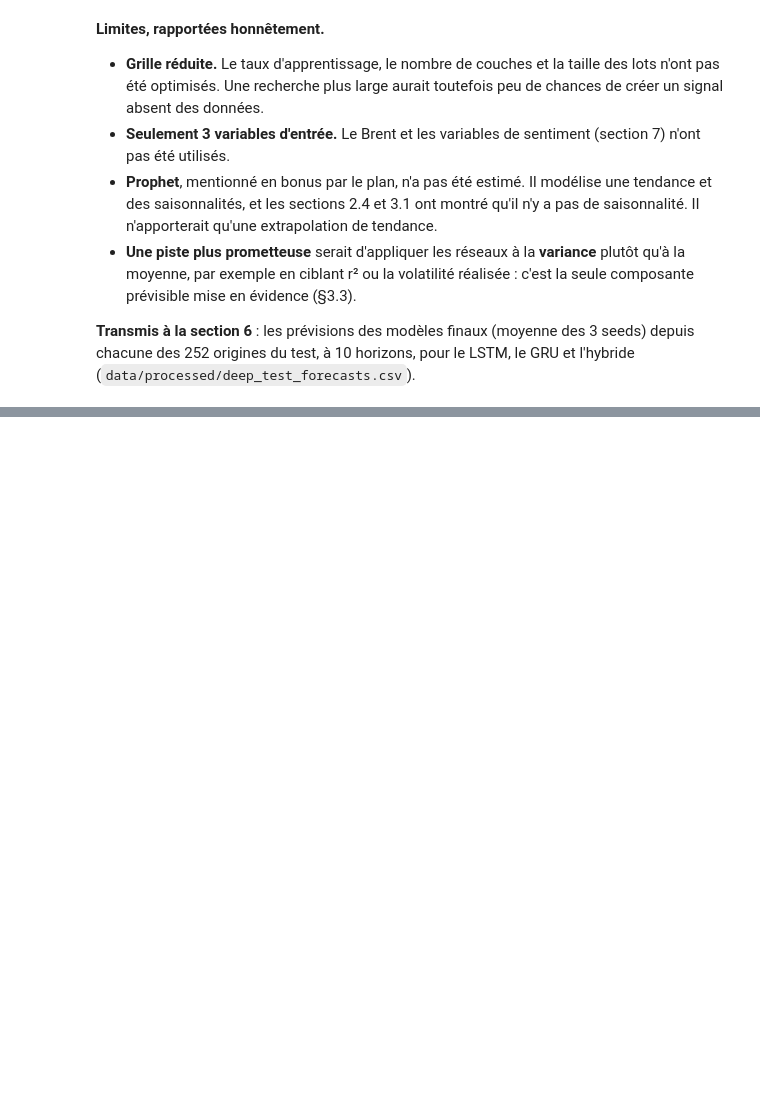
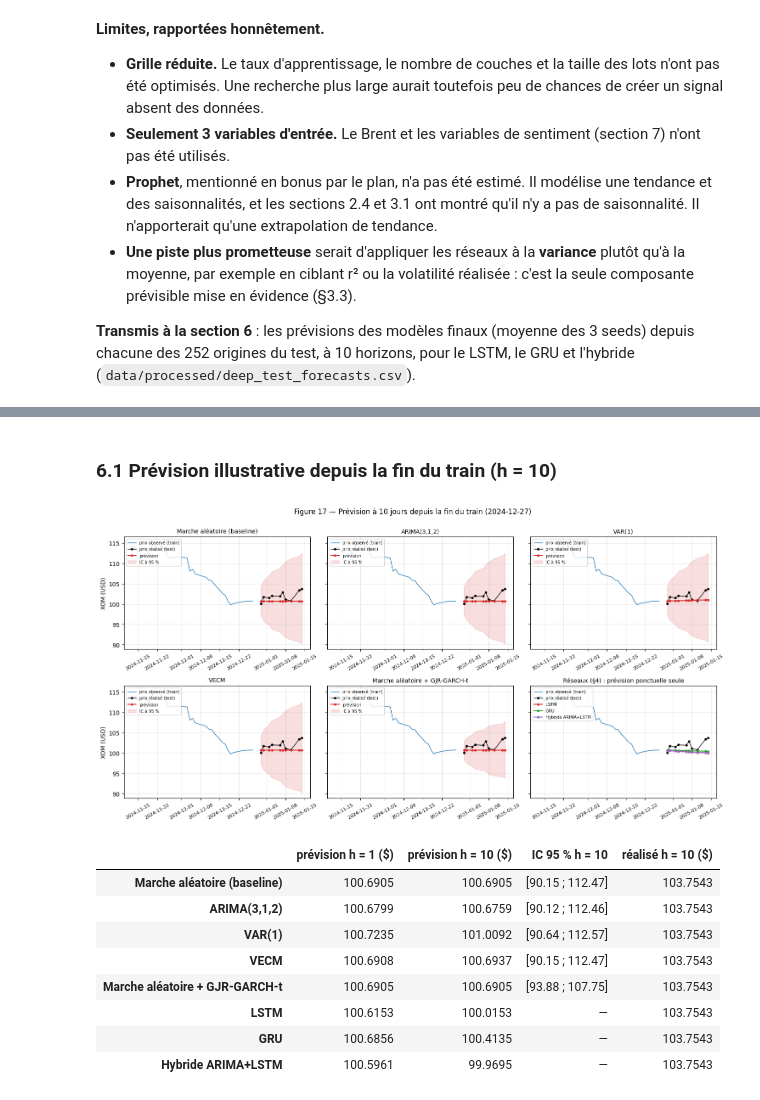
Before and after one commit to aziz28-dev/ts-project, a Jupyter notebook: notebooks/main_python.ipynb, the cells around one changed output, grey strips where cells are left out. Cells and saved outputs as stored; diff of their text form; code cells hidden in the pictures; blank space fills up the shorter version.

```diff
--- a/notebooks/main_python.ipynb
+++ b/notebooks/main_python.ipynb
@@ -2632,0 +2654,16 @@ summary.round(4)
+# %%
+from src import evaluation as EV
+
+orig = EV.origins(panel, train.index[-1])
+print(f"{len(orig)} origines : {panel.index[orig[0]].date()} → {panel.index[orig[-1]].date()}, "
+      f"{len(EV.blocks(orig))} ré-estimations des modèles classiques (tous les {EV.REFIT} jours)")
+
+# Prévisions multi-origines : modèles classiques ré-estimés, réseaux lus depuis la section 4.
+FC = [EV.rw(panel, orig), EV.arima(panel, orig), EV.var(panel, orig), EV.vecm(panel, orig), EV.rw_garch(panel, orig)]
+deep_fc = pd.read_csv(ROOT / "data/processed/deep_test_forecasts.csv", parse_dates=["origine"])
+FC += EV.from_return_forecasts(panel, orig, deep_fc)
+BASE = FC[0]["name"]
+E = EV.errors(panel, orig, FC)
+
+pd.DataFrame([{"modèle": f["name"], "estimations": f["n_fit"] or "1 (train)", "durée des prévisions (s)": f["seconds"],
+               "intervalle à 95 %": "oui" if f["lo"] is not None else "non", "remarque": f["note"]} for f in FC]).set_index("modèle").round(1)
@@ -2632,0 +2682,46 @@ summary.round(4)
+# %% [markdown]
+### 6.1 Prévision illustrative depuis la fin du train (h = 10)
+# %%
+P = panel["XOM_price"]
+o0 = orig[0]
+past = slice(o0 - 30, o0 + 1)
+fut = panel.index[o0 + 1:o0 + 11]
+fig, axes = plt.subplots(2, 3, figsize=(15, 7.5), sharey=True)
+for ax, f in zip(axes.ravel(), FC[:5] + [None]):
+    ax.plot(panel.index[past], P.iloc[past], color="tab:blue", lw=1, label="prix observé (train)")
+    ax.plot(fut, P.iloc[o0 + 1:o0 + 11], color="black", marker=".", lw=1, label="prix réalisé (test)")
+    if f is None:
+        for g, col in zip(FC[5:], ["tab:red", "tab:green", "tab:purple"]):
+            ax.plot(fut, EV.price_forecast(panel, orig, g)[0], color=col, marker="o", ms=3, label=g["name"])
+        ax.set_title("Réseaux (§4) : prévision ponctuelle seule", fontsize=10)
+    else:
+        ax.plot(fut, EV.price_forecast(panel, orig, f)[0], color="tab:red", marker="o", ms=3, label="prévision")
+        ax.fill_between(fut, EV.price_forecast(panel, orig, f, "lo")[0], EV.price_forecast(panel, orig, f, "hi")[0],
+                        color="tab:red", alpha=0.15, label="IC à 95 %")
+        ax.set_title(f["name"], fontsize=10)
+    ax.grid(alpha=0.3)
+    ax.legend(fontsize=7, loc="upper left")
+    ax.tick_params(axis="x", labelrotation=30, labelsize=8)
+for ax in axes[:, 0]:
+    ax.set_ylabel("XOM (USD)")
+fig.suptitle(f"Figure 17 — Prévision à 10 jours depuis la fin du train ({panel.index[o0].date()})", y=1.0)
+fig.tight_layout()
+save_fig(fig, 17, "prevision_illustrative")
+plt.show()
+
+pd.DataFrame({f["name"]: {"prévision h = 1 ($)": EV.price_forecast(panel, orig, f)[0, 0],
+                          "prévision h = 10 ($)": EV.price_forecast(panel, orig, f)[0, 9],
+                          "IC 95 % h = 10": (f"[{EV.price_forecast(panel, orig, f, 'lo')[0, 9]:.2f} ; "
+                                             f"{EV.price_forecast(panel, orig, f, 'hi')[0, 9]:.2f}]" if f["lo"] is not None else "—")}
+              for f in FC}).T.assign(**{"réalisé h = 10 ($)": P.iloc[o0 + 10]})
+# %% [output]
+[figure, added]
+|  | prévision h = 1 ($) | prévision h = 10 ($) | IC 95 % h = 10 | réalisé h = 10 ($) |
+| Marche aléatoire (baseline) | 100.6905 | 100.6905 | [90.15 ; 112.47] | 103.7543 |
+| ARIMA(3,1,2) | 100.6799 | 100.6759 | [90.12 ; 112.46] | 103.7543 |
+| VAR(1) | 100.7235 | 101.0092 | [90.64 ; 112.57] | 103.7543 |
+| VECM | 100.6908 | 100.6937 | [90.15 ; 112.47] | 103.7543 |
+| Marche aléatoire + GJR-GARCH-t | 100.6905 | 100.6905 | [93.88 ; 107.75] | 103.7543 |
+| LSTM | 100.6153 | 100.0153 | — | 103.7543 |
+| GRU | 100.6856 | 100.4135 | — | 103.7543 |
+| Hybride ARIMA+LSTM | 100.5961 | 99.9695 | — | 103.7543 |
```
Also changed, not shown: parts of 21 cells of this notebook, 23 other files.
